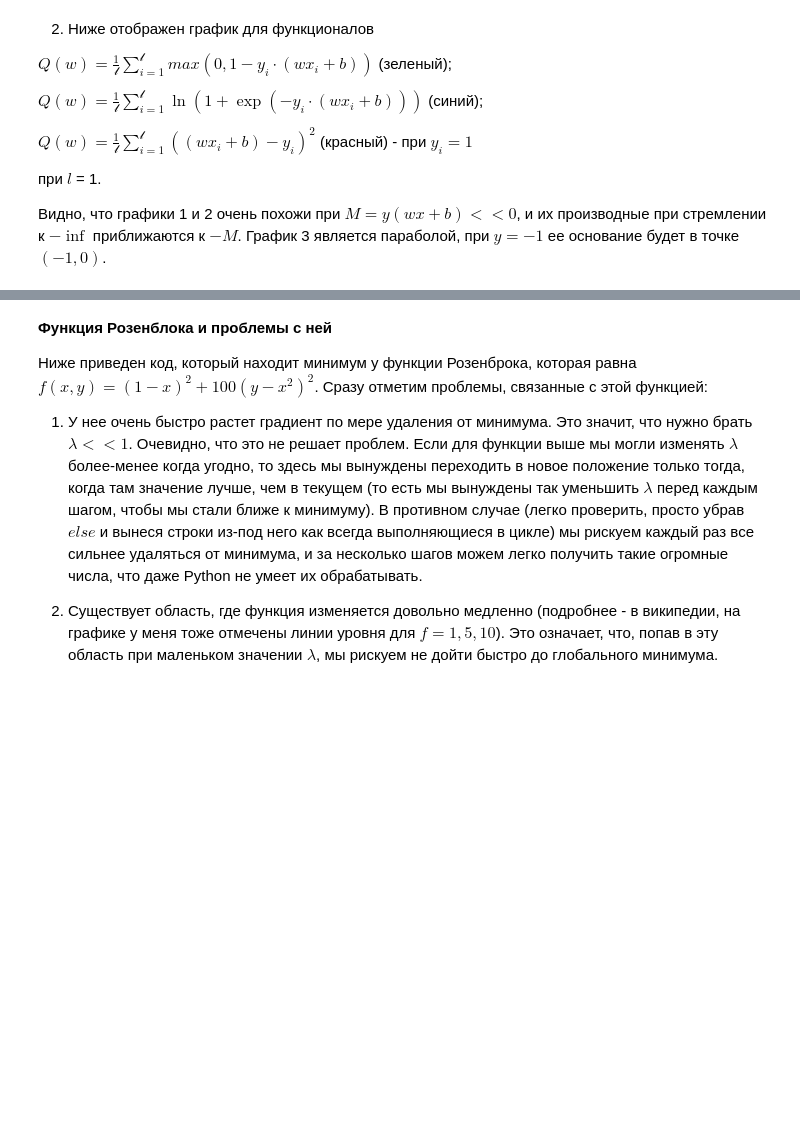
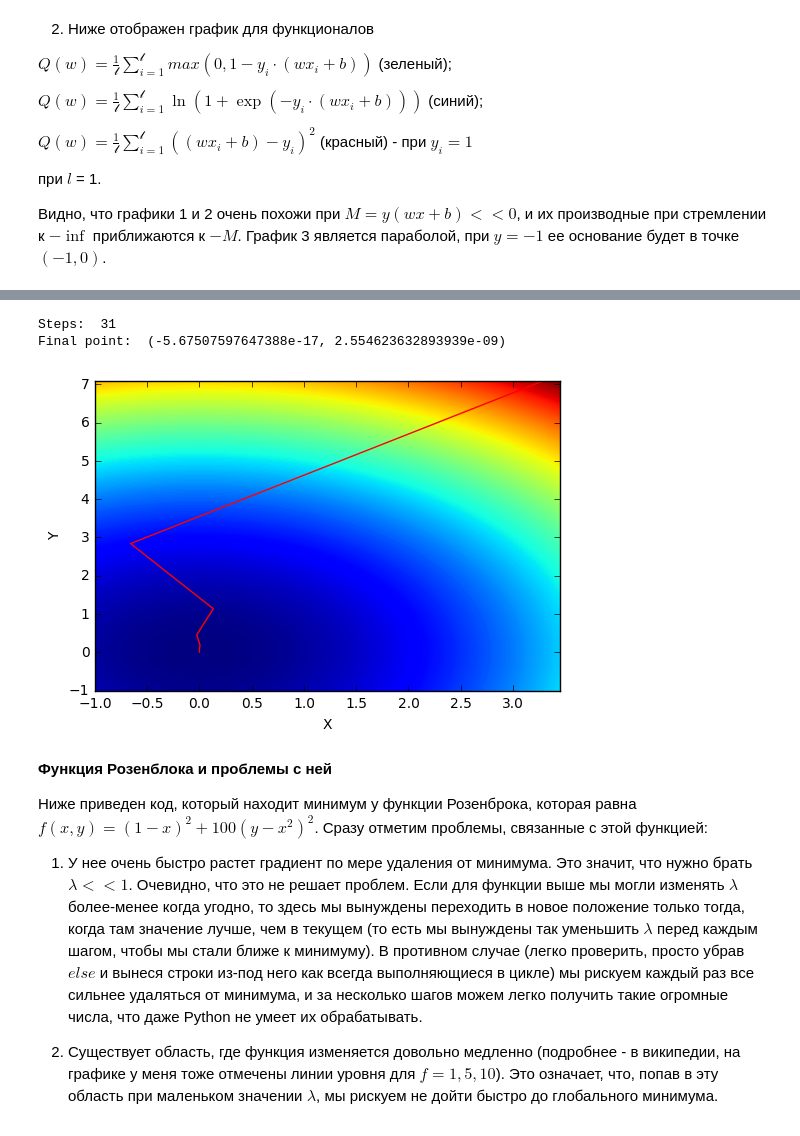
Before and after one commit to aakogtenkov/Ask-me-if-you-can, a Jupyter notebook: Lab1.ipynb, the cells around one changed output, grey strips where cells are left out. Cells and saved outputs as stored; diff of their text form; code cells hidden in the pictures; blank space fills up the shorter version.

Commit message:
code updated UP TO stochastic gradient descent method inclusively

```diff
--- a/Lab1.ipynb
+++ b/Lab1.ipynb
@@ -146,3 +103,49 @@ pyplot.show()
+# %%
+def f(x, y):
+    return 2 * (x**2) + y**2 + 2
+
+
+def x_derivative(x, y):
+    return 4 * x
+
+
+def y_derivative(x, y):
+    return 2 * y
+
+
+def gradient_descent_simple(x, y, learning_rate, EPS, MAX_NUMBER_STEPS, deceleration = 0.5):
+    trajectory = [[x], [y]]
+    steps = 0
+    while (learning_rate > EPS and steps < MAX_NUMBER_STEPS):
+        gradient = (x_derivative(x, y), y_derivative(x, y))
+        x_new = x - learning_rate * gradient[0]
+        y_new = y - learning_rate * gradient[1]
+        if (f(x_new, y_new) >= f(x, y)):
+            learning_rate *= deceleration
+        x, y = x_new, y_new
+        trajectory[0].append(x)
+        trajectory[1].append(y)
+        steps += 1
+    return trajectory, steps
+
+
+trajectory, steps = gradient_descent_simple(3.3, 7.1, 0.3, 0.001, 1000) #x, y, learning_rate, eps, max_steps
+print("Steps: ", steps)
+print("Final point: ", (trajectory[0][-1], trajectory[1][-1]))
+
+grid_x = numpy.arange(-1, 3.5, 0.05)
+grid_y = numpy.arange(-1, 7.1, 0.05)
+grid_x, grid_y = numpy.meshgrid(grid_x, grid_y)
+grid_z = f(grid_x, grid_y)
+pyplot.contourf(grid_x, grid_y, grid_z, 500)
+pyplot.plot(trajectory[0], trajectory[1], "red")
+pyplot.xlabel("X")
+pyplot.ylabel("Y")
+pyplot.show()
+# %% [output]
+Steps:  31
+Final point:  (-5.67507597647388e-17, 2.554623632893939e-09)
+[figure, added]
 # %% [markdown]
 **Функция Розенблока и проблемы с ней**
 
```
Also changed, not shown: parts of 23 cells of this notebook, 1 other file.
